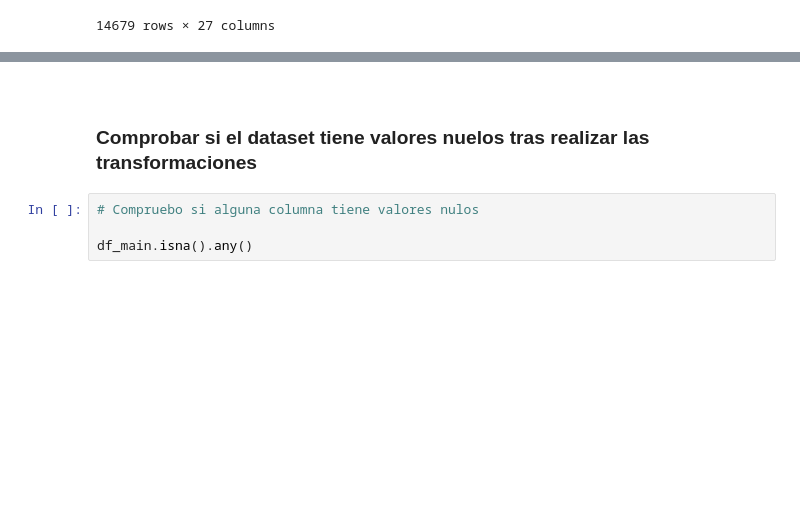
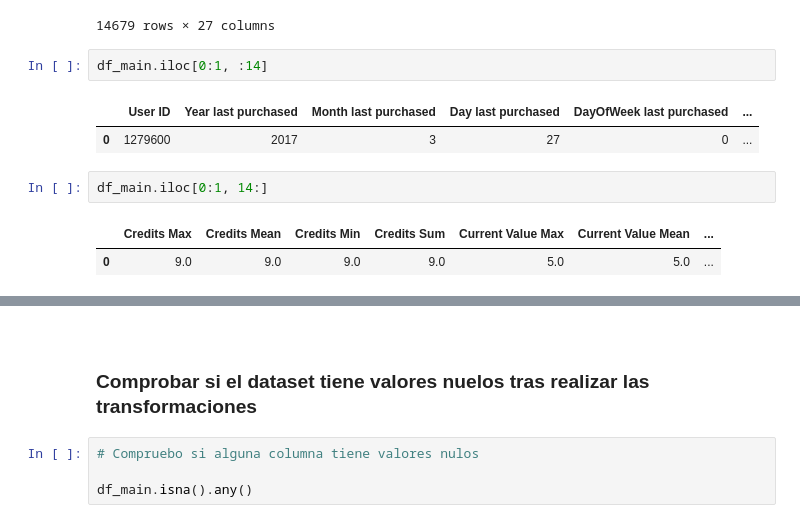
Before and after one commit to alejandro-requena-cervera/medicarama, a Jupyter notebook: ML/crafting_ml_dataset.ipynb, the cells around one changed output, grey strips where cells are left out. Drawn from its saved outputs; the diff is of its cells as text; blank space fills up the shorter version.

```diff
--- a/ML/crafting_ml_dataset.ipynb
+++ b/ML/crafting_ml_dataset.ipynb
@@ -36,3 +46,13 @@ Número de filas que hay (tras las transformaciones): (14679, 27)
 | 14677 | 181990268 | 2023 | 9 | 11 | 0 | ... |
 | 14678 | 182192086 | 2023 | 9 | 13 | 2 | ... |
 14679 rows × 27 columns
+# %%
+df_main.iloc[0:1, :14]
+# %% [output]
+|  | User ID | Year last purchased | Month last purchased | Day last purchased | DayOfWeek last purchased | ... |
+| 0 | 1279600 | 2017 | 3 | 27 | 0 | ... |
+# %%
+df_main.iloc[0:1, 14:]
+# %% [output]
+|  | Credits Max | Credits Mean | Credits Min | Credits Sum | Current Value Max | Current Value Mean | ... |
+| 0 | 9.0 | 9.0 | 9.0 | 9.0 | 5.0 | 5.0 | ... |
```
Also changed, not shown: parts of 2 cells of this notebook, 10 other files.
